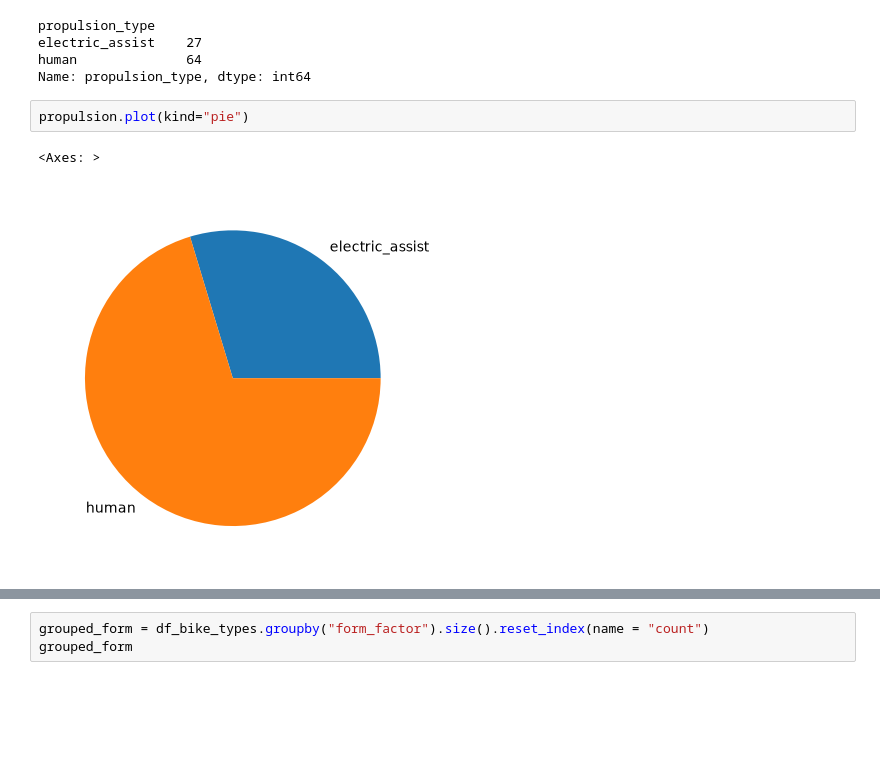
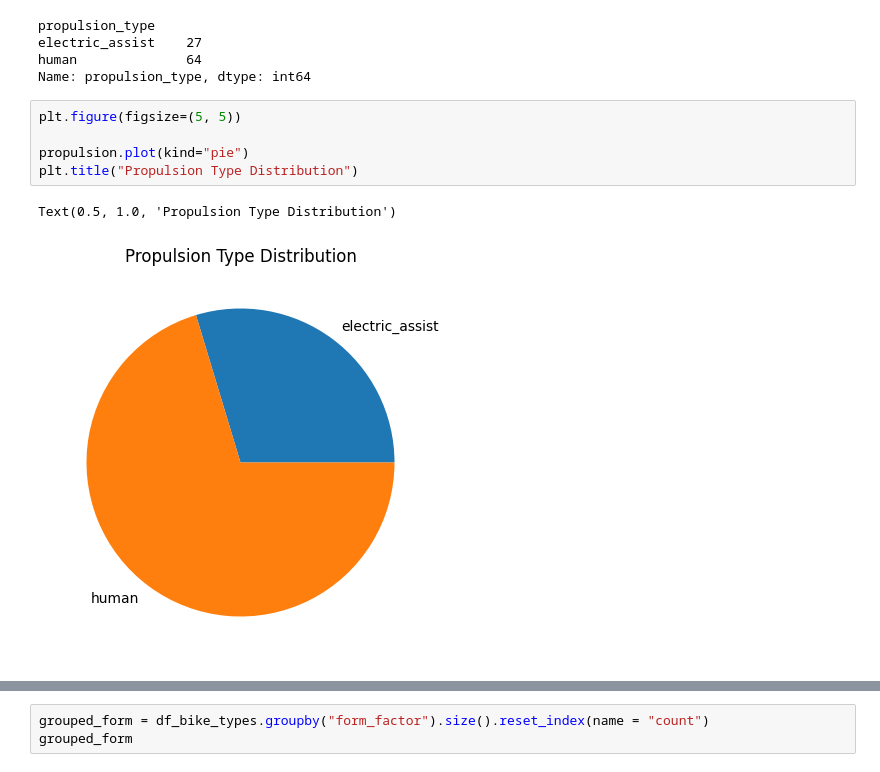
Before and after one commit to Memeel/ML_Challenge, a Jupyter notebook: notebook/challenge.ipynb, the cells around one changed output, grey strips where cells are left out. Saved outputs shown, nothing was run; the diff lists cells and outputs as text; blank space fills up the shorter version.

```diff
--- a/notebook/challenge.ipynb
+++ b/notebook/challenge.ipynb
@@ -156,10 +140,13 @@ electric_assist    27
 human              64
 Name: propulsion_type, dtype: int64
 # %%
+plt.figure(figsize=(5, 5))
+
 propulsion.plot(kind="pie")
+plt.title("Propulsion Type Distribution")
 # %% [output]
-<Axes: >
+Text(0.5, 1.0, 'Propulsion Type Distribution')
-[figure, old version]
+[figure, new version]
 # %%
 df_bike_types["form_factor"].unique()
 # %% [output]
```
Also changed, not shown: parts of 53 cells of this notebook.
